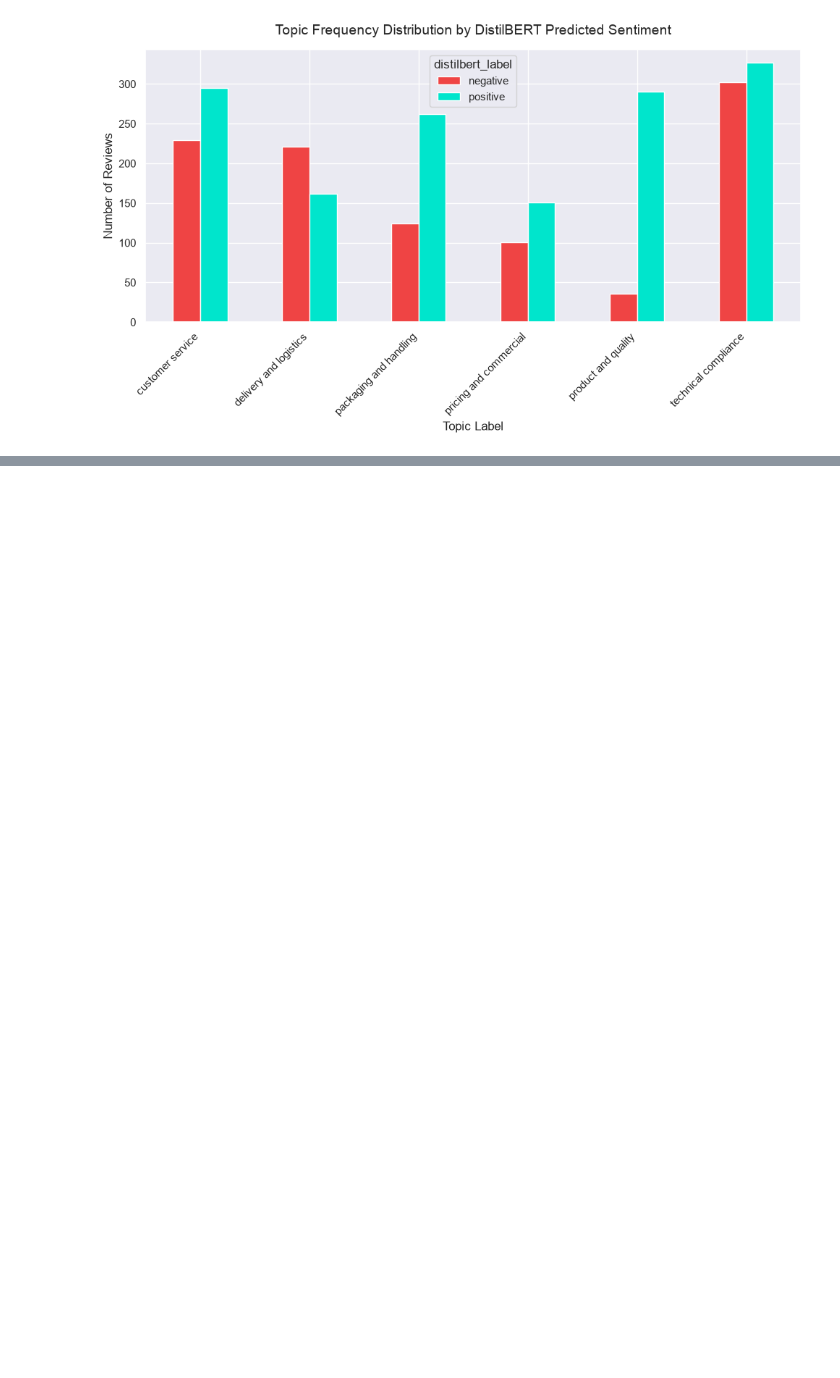
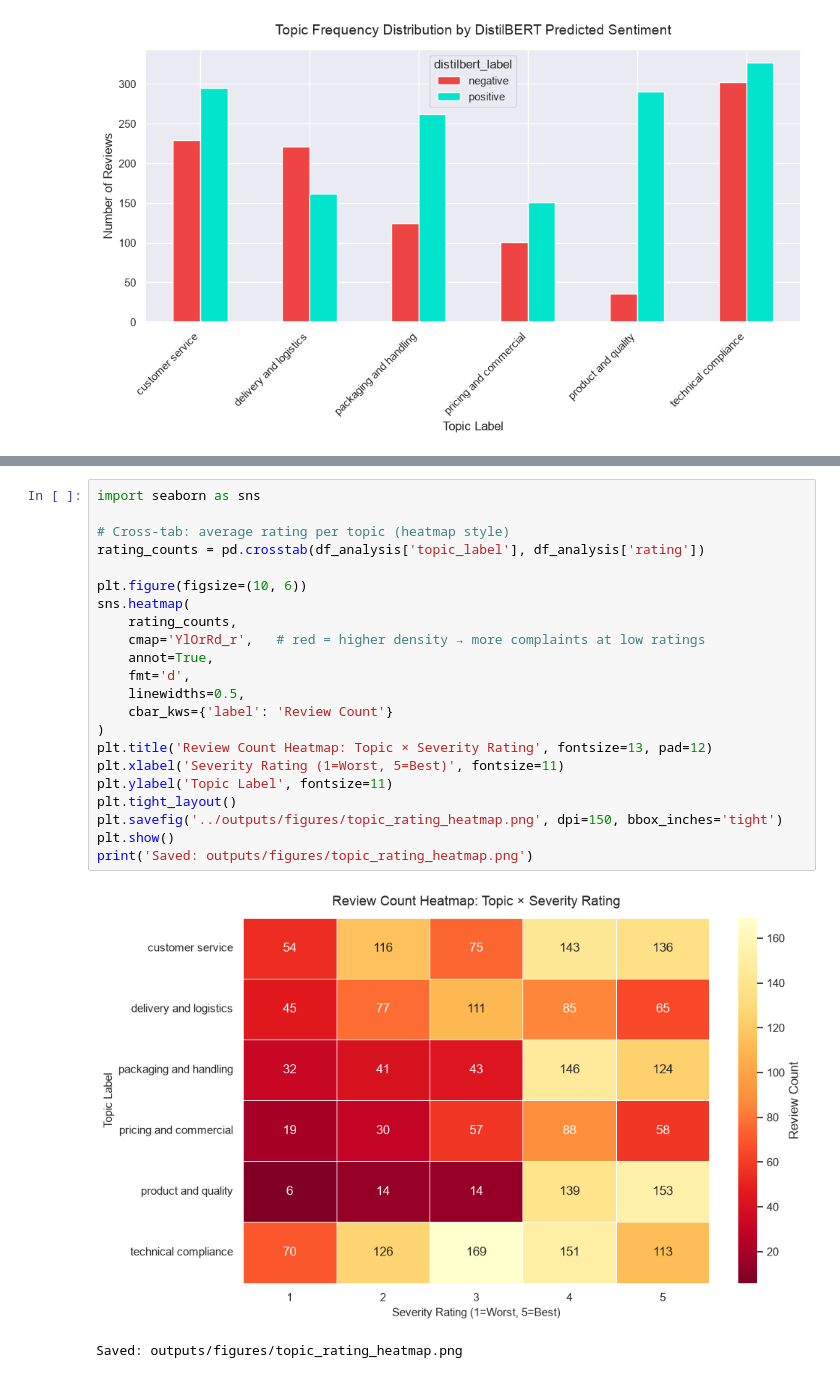
Before and after one commit to ali7540/nlp-quality-feedback-analyzer, a Jupyter notebook: notebooks/week3_topics_entities.ipynb, the cells around one changed output, grey strips where cells are left out. Cells and saved outputs as stored; diff of their text form; blank space fills up the shorter version.

```diff
--- a/notebooks/week3_topics_entities.ipynb
+++ b/notebooks/week3_topics_entities.ipynb
@@ -305,0 +393,25 @@ plt.show()
+# %%
+import seaborn as sns
+
+# Cross-tab: average rating per topic (heatmap style)
+rating_counts = pd.crosstab(df_analysis['topic_label'], df_analysis['rating'])
+
+plt.figure(figsize=(10, 6))
+sns.heatmap(
+    rating_counts,
+    cmap='YlOrRd_r',   # red = higher density → more complaints at low ratings
+    annot=True,
+    fmt='d',
+    linewidths=0.5,
+    cbar_kws={'label': 'Review Count'}
+)
+plt.title('Review Count Heatmap: Topic × Severity Rating', fontsize=13, pad=12)
+plt.xlabel('Severity Rating (1=Worst, 5=Best)', fontsize=11)
+plt.ylabel('Topic Label', fontsize=11)
+plt.tight_layout()
+plt.savefig('../outputs/figures/topic_rating_heatmap.png', dpi=150, bbox_inches='tight')
+plt.show()
+print('Saved: outputs/figures/topic_rating_heatmap.png')
+# %% [output]
+[figure, added]
+Saved: outputs/figures/topic_rating_heatmap.png
```
Also changed, not shown: parts of 13 cells of this notebook, 9 other files.
